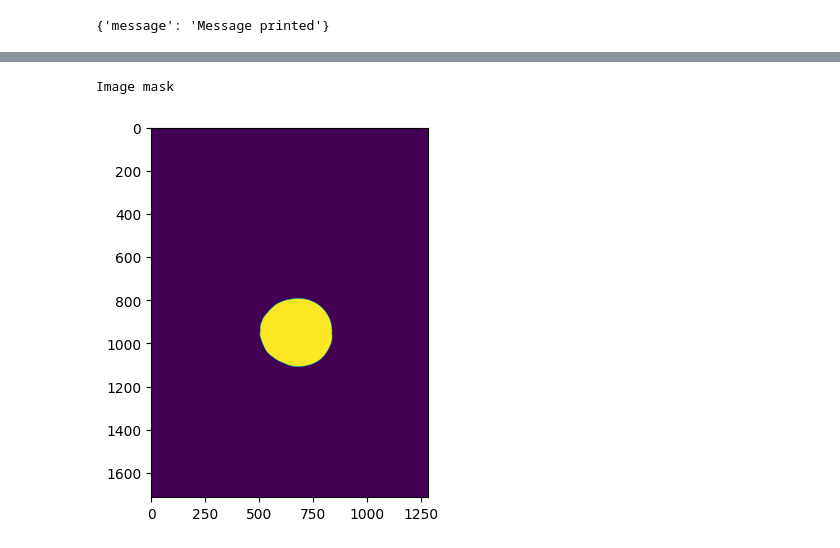
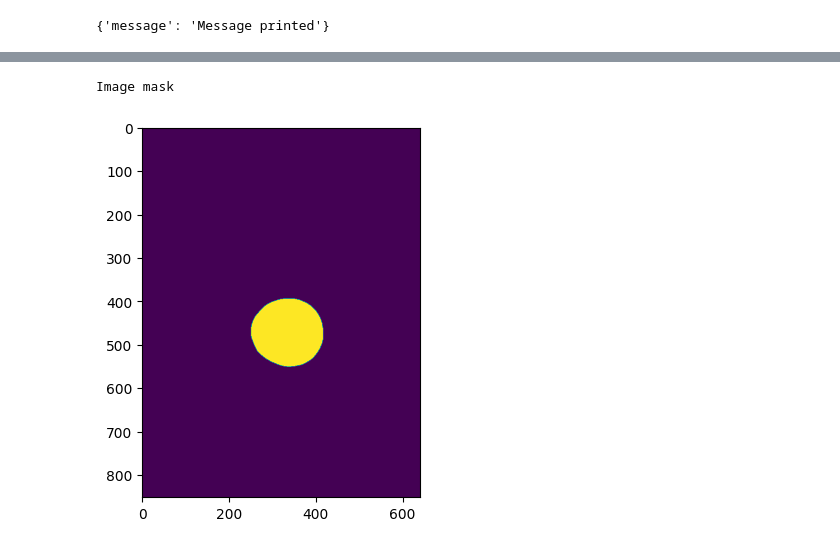
Before and after one commit to SnowballAntrobus/DreamsOfClothServer, a Jupyter notebook: server-testing.ipynb, the cells around one changed output, grey strips where cells are left out. Saved outputs shown, nothing was run; the diff lists cells and outputs as text; code cells hidden in the pictures.

```diff
--- a/server-testing.ipynb
+++ b/server-testing.ipynb
@@ -40,22 +38,22 @@ plt.show()
 # %%
 url = 'http://cloth.gay:8000/server/image-upload/'
-file_path = 'orange.jpg'
+file_path = 'orange2.jpg'
 with open(file_path, 'rb') as file:
-    data = {"pos_points": [{"x": 700, "y": 1000}], "neg_points": []}
+    data = {"pos_points": [{"x": 350, "y": 450}], "neg_points": []}
     json_data = json.dumps(data)
     payload = {
         'image': file,
         'json': ('data.json', json_data, 'application/json')
     }
     response = requests.post(url, files=payload)
     if response.status_code == 200:
         data = response.json()
         print(data['message'])
         encoded_image = data['image_data']
         decoded_image =  base64.b64decode(encoded_image.encode('utf-8'))
         img_server = Image.open(BytesIO(decoded_image))
         plt.figure()
         plt.imshow(img_server)
 # %% [output]
 Image mask
-[figure, old version]
+[figure, new version]
```
Also changed, not shown: parts of 2 cells of this notebook, 3 other files.
